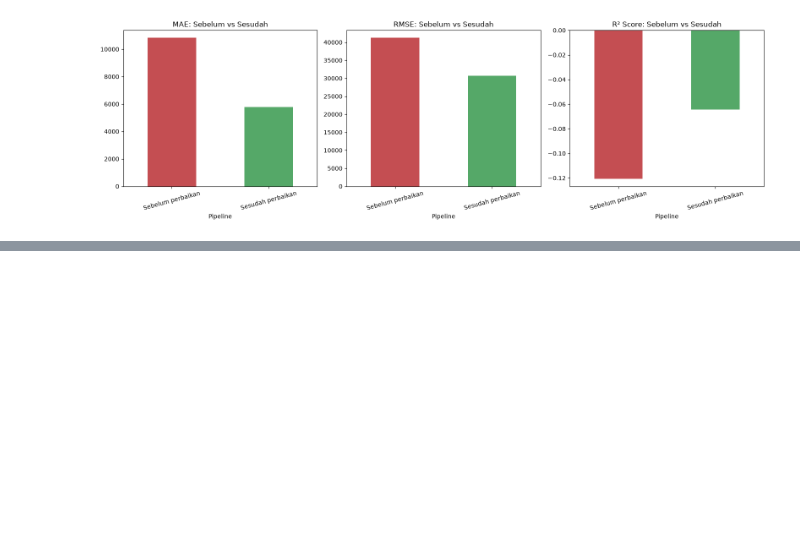
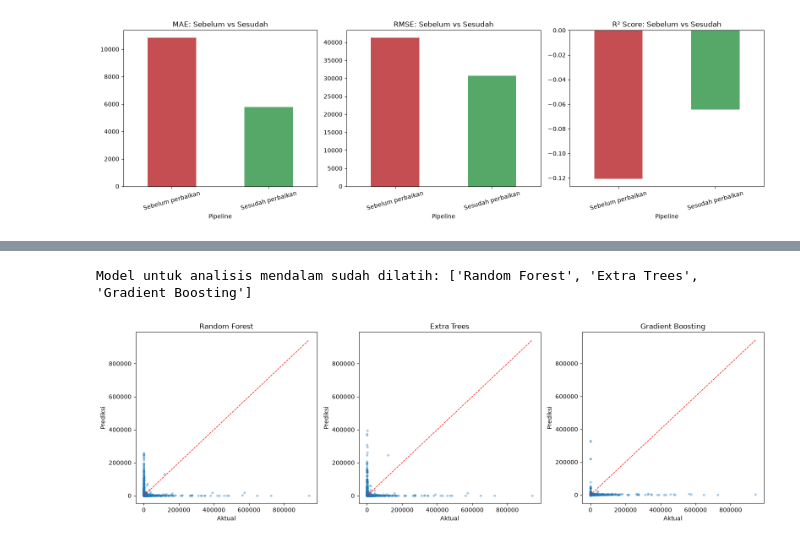
Before and after one commit to mwelmel/Forecast-App, a Jupyter notebook: backend/ml/notebooks/training.ipynb, the cells around one changed output, grey strips where cells are left out. Drawn from its saved outputs; the diff is of its cells as text; code cells hidden in the pictures; blank space fills up the shorter version.

```diff
--- a/backend/ml/notebooks/training.ipynb
+++ b/backend/ml/notebooks/training.ipynb
@@ -480,0 +531,37 @@ plt.show()
+# %%
+# perbandingan ketiga algoritma yang dipake buat model, random forest, extra trees, dan gradient boosting.
+models_bandingan = {
+    "Random Forest": RandomForestRegressor(n_estimators=300, random_state=42, n_jobs=-1),
+    "Extra Trees": ExtraTreesRegressor(n_estimators=300, random_state=42, n_jobs=-1),
+    "Gradient Boosting": GradientBoostingRegressor(n_estimators=300, learning_rate=0.05, max_depth=3, random_state=42),
+}
+
+preds_bandingan = {}
+waktu_bandingan = {}
+for nama, m in models_bandingan.items():
+    start_ = time.time()
+    m.fit(train_t[FEATURES], train_t[TARGET])
+    waktu_bandingan[nama] = time.time() - start_
+    preds_bandingan[nama] = m.predict(test_t[FEATURES])
+    models_bandingan[nama] = m  # simpan model yang sudah dilatih
+
+print("Model untuk analisis mendalam sudah dilatih:", list(models_bandingan.keys()))
+# %% [output]
+Model untuk analisis mendalam sudah dilatih: ['Random Forest', 'Extra Trees', 'Gradient Boosting']
+# %%
+# aktual vs prediksi
+# semakin mendekati garis hrusnya semakin bagus, kalo jauh dari garis merah berarti prediksi ga akurat
+fig, axes = plt.subplots(1, 3, figsize=(16, 5))
+for ax, (nama, pred) in zip(axes, preds_bandingan.items()):
+    ax.scatter(test_t[TARGET], pred, alpha=0.3, s=10)
+    maxval = max(test_t[TARGET].max(), pred.max())
+    ax.plot([0, maxval], [0, maxval], "r--", linewidth=1)
+    ax.set_title(nama)
+    ax.set_xlabel("Aktual")
+    ax.set_ylabel("Prediksi")
+
+plt.tight_layout()
+plt.savefig(DATA_PROCESSED / "scatter_aktual_vs_prediksi.png", dpi=150)
+plt.show()
+# %% [output]
+[figure, added]
```
Also changed, not shown: parts of 7 cells of this notebook, 9 other files.
